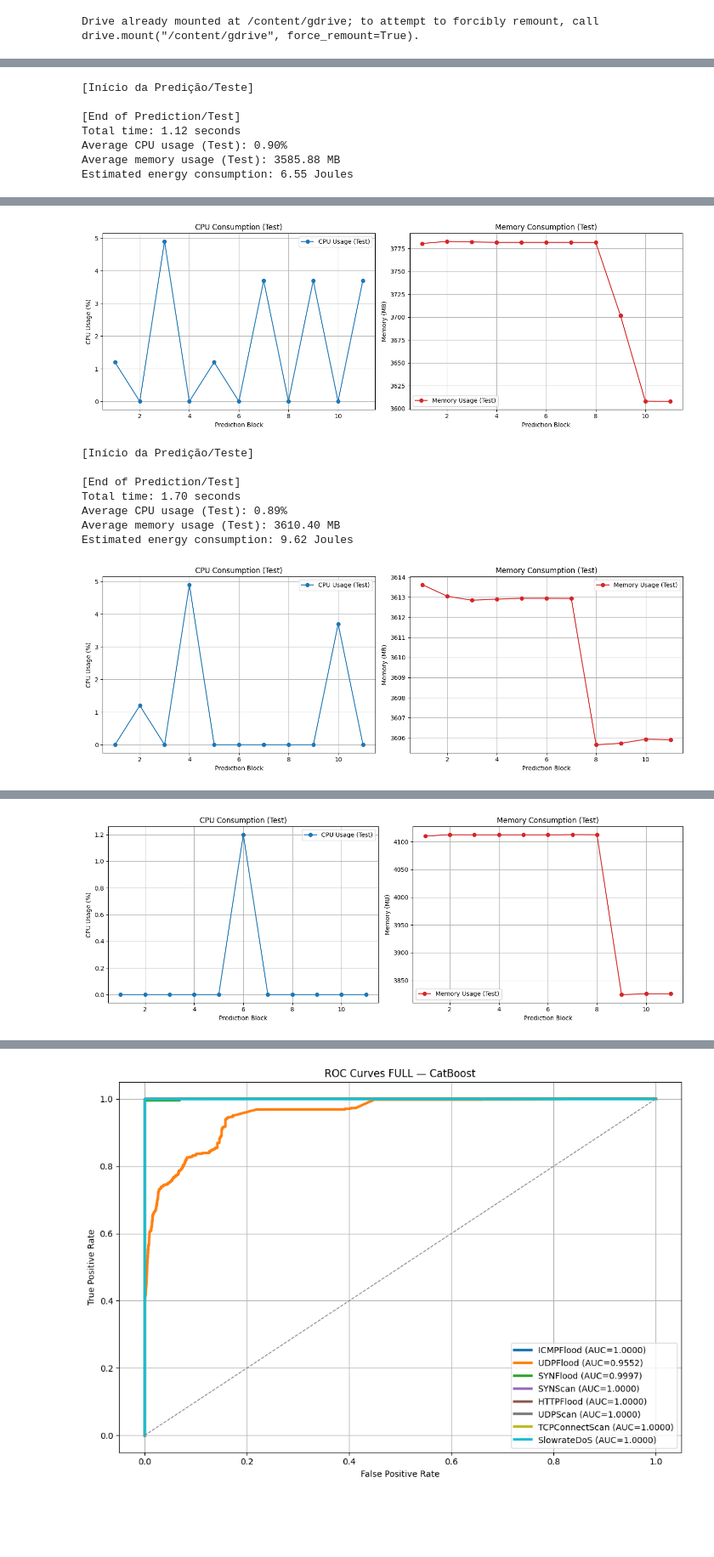
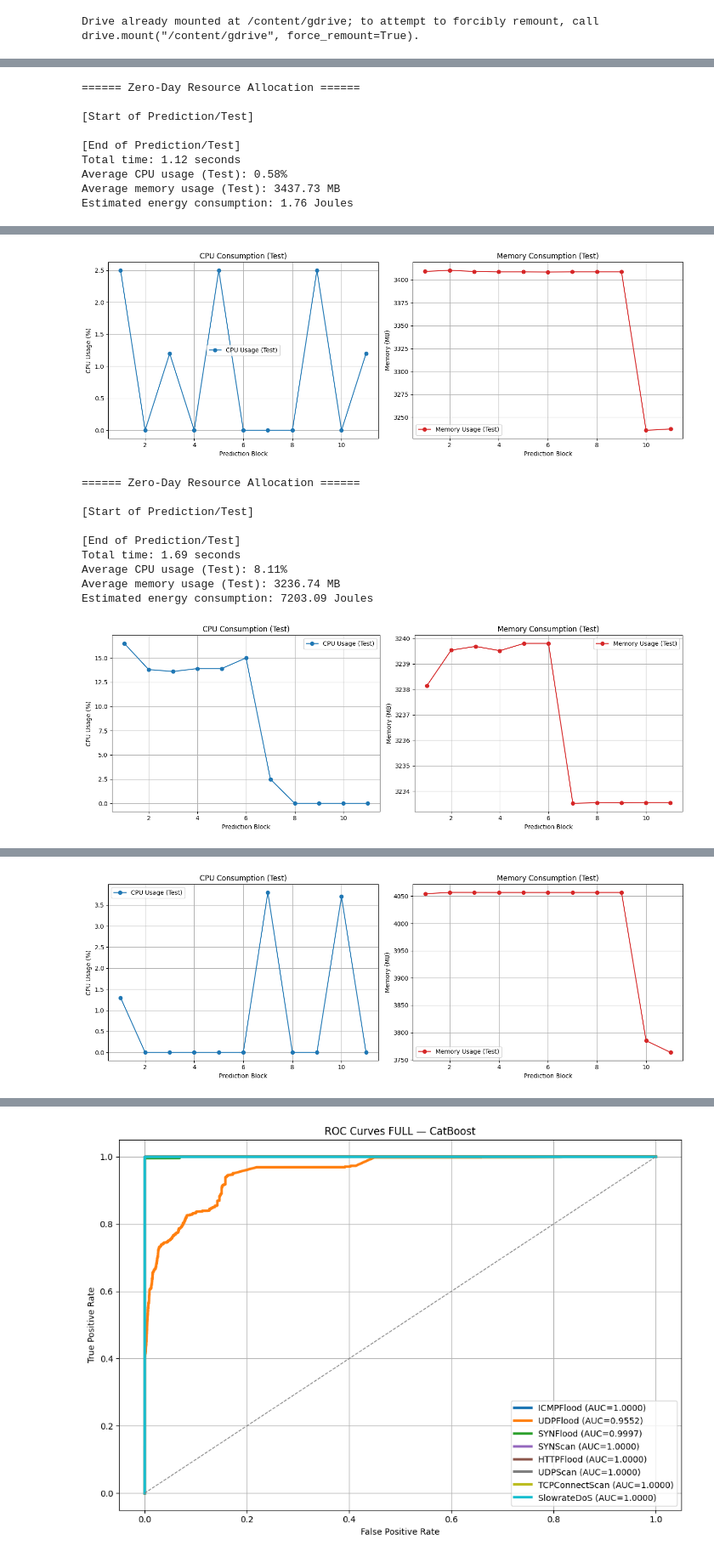
Before and after one commit to gabrieladamasceno/Model_Attacks, a Jupyter notebook: Catboost_All_Attacks.ipynb, the cells around one changed output, grey strips where cells are left out. Shown at 85% size. Saved outputs shown, nothing was run; the diff lists cells and outputs as text; code cells hidden in the pictures; blank space fills up the shorter version.

```diff
--- a/Catboost_All_Attacks.ipynb
+++ b/Catboost_All_Attacks.ipynb
@@ -323,6 +319,7 @@ from tensorflow.keras.callbacks import EarlyStopping, ReduceLROnPlateau
 from tensorflow.keras.regularizers import l2
 from sklearn.metrics import accuracy_score, f1_score, precision_score, recall_score, classification_report
 from sklearn.metrics import roc_curve, auc
+from sklearn.metrics import precision_recall_curve, average_precision_score
 import matplotlib.pyplot as plt
 import os
 
@@ -345,7 +342,7 @@ X_train['Attack Type'] = encoded.loc[X_train.index, 'Attack Type']
 X_test['Attack Type'] = encoded.loc[X_test.index, 'Attack Type']
 
 # ===== CONFIGURAÇÕES =====
-zero_day_attacks = ['ICMPFlood', 'UDPFlood', 'SYNFlood', 'SYNScan', 'HTTPFlood', 'UDPScan', 'TCPConnectScan', 'SlowrateDoS']  # Adapte para os ataques que você quiser testar
+zero_day_attacks = ['ICMPFlood', 'UDPFlood', 'SYNFlood', 'SYNScan', 'HTTPFlood', 'UDPScan', 'TCPConnectScan', 'SlowrateDoS']
 smote = SMOTE(random_state=42)
 scaler = StandardScaler()
 label_encoder = LabelEncoder()
@@ -354,6 +351,7 @@ resultados_zero_day = []
 
 model_name = "CatBoost"
 roc_full_curves = []
+pr_full_curves = []
 
 # ===== LOOP PRINCIPAL =====
 for ataque_zero_day in zero_day_attacks:
@@ -361,18 +359,18 @@ for ataque_zero_day in zero_day_attacks:
 
     # --- Contagem no dataset original ---
     total_in_original = (X['Attack Type'] == ataque_zero_day).sum()
-    print(f"Total {ataque_zero_day} no dataset original: {total_in_original}")
+    print(f"Total {ataque_zero_day} in the original dataset: {total_in_original}")
     mask_train = X_train['Attack Type'] != ataque_zero_day
     train_removed = (~mask_train).sum()
 
     X_train_clean = X_train.loc[mask_train].drop(columns=['Attack Type']).copy()
     y_train_clean = y_train.loc[mask_train].copy()
-    print(f"  Zero-day removidos do treino: {train_removed}")
+    print(f"  Zero-days removed from training: {train_removed}")
 
     mask_test_zero = X_test['Attack Type'] == ataque_zero_day
     X_test_zero_day = X_test.loc[mask_test_zero].drop(columns=['Attack Type']).copy()
     y_test_zero_day = y_test.loc[mask_test_zero].copy()
-    print(f"  Zero-day no teste original: {mask_test_zero.sum()}")
+    print(f"  Zero-day in the original test: {mask_test_zero.sum()}")
 
     X_test_full = X_test.drop(columns=['Attack Type']).copy()
     y_test_full = y_test.copy()
@@ -416,6 +414,7 @@ for ataque_zero_day in zero_day_attacks:
     # =============================
     # TESTE GERAL COM MONITORAMENTO
     # =============================
+    print('\n====== General Resource Allocation ======')
     mstart_time = time.time()
     y_pred_full = model.predict(X_test_full_scaled)
     metrics_test_full = monitor_test_prediction(model, X_test_full_scaled)
@@ -428,6 +427,7 @@ for ataque_zero_day in zero_day_attacks:
     # =============================
     # TESTE ZERO-DAY COM MONITORAMENTO
     # =============================
+    print('\n====== Zero-Day Resource Allocation ======')
     start_time = time.time()
     y_pred_zero_day = model.predict(X_test_zero_day_scaled)
     metrics_zero_day = monitor_test_prediction(model, X_test_zero_day_scaled)
@@ -442,24 +442,25 @@ for ataque_zero_day in zero_day_attacks:
     resultados_zero_day.append({
     'Ataque Zero-Day': ataque_zero_day,
 
-    'Acurácia': acc_teste_full,
+    'Accuracy': acc_teste_full,
     'F1': f1_teste_full,
     'Precision': precision_full,
     'Recall': recall_full,
-    'Tempo de Teste': metrics_test_full['total_time'],
-    'CPU Teste': metrics_test_full['avg_cpu'],
-    'Memória Teste': metrics_test_full['avg_mem'],
-    'Energia Teste': metrics_test_full['energia'],
+    'Time': metrics_test_full['total_time'],
+    'CPU': metrics_test_full['avg_cpu'],
+    'Memory': metrics_test_full['avg_mem'],
+    'Energy': metrics_test_full['energia'],
 
-    'ZD - Acurácia': acc_zero_day,
-    'ZD- F1': f1_zero_day,
+    'ZD - Accuracy': acc_zero_day,
+    'ZD - F1': f1_zero_day,
     'ZD - Precision': precision_zero,
     'ZD - Recall': recall_zero,
-    'ZD - Tempo de Teste': metrics_zero_day['total_time'],
-    'ZD - CPU Teste': metrics_zero_day['avg_cpu'],
-    'ZD - Memória Teste': metrics_zero_day['avg_mem'],
-    'ZD - Energia Teste': metrics_zero_day['energia'],
+    'ZD - Time': metrics_zero_day['total_time'],
+    'ZD - CPU': metrics_zero_day['avg_cpu'],
+    'ZD - Memory': metrics_zero_day['avg_mem'],
+    'ZD - Energy': metrics_zero_day['energia'],
 })
+    # =============================
     # =============================
     # CURVA ROC (gerada no mesmo loop)
     # =============================
@@ -474,10 +475,22 @@ for ataque_zero_day in zero_day_attacks:
     fpr_full, tpr_full, _ = roc_curve(y_test_full_encoded, probs_full)
     roc_auc_full = auc(fpr_full, tpr_full)
 
-    # Guarda a curva na lista (com label do ataque)
     roc_full_curves.append((fpr_full, tpr_full, roc_auc_full, f"{ataque_zero_day}"))
 
-    print(f"✅ Curva ROC (FULL) gerada para {ataque_zero_day} — AUC={roc_auc_full:.4f}")
+    print(f"ROC FULL={roc_auc_full:.4f}")
+
+    # =============================
+    # PR CURVE (MODELOS NORMAIS) - TESTE FULL
+    # =============================
+
+    # Geração da PR-Curve
+    precision_full, recall_full, _ = precision_recall_curve(y_test_full_encoded, probs_full)
+    ap_full = average_precision_score(y_test_full_encoded, probs_full)
+
+    # Armazena
+    pr_full_curves.append((precision_full, recall_full, ap_full, ataque_zero_day))
+
+    print(f"PR FULL={ap_full:.4f}")
 
     del model
     gc.collect()
@@ -507,7 +517,9 @@ Estimated energy consumption: 0.81 Joules
-[Início da Predição/Teste]
+====== Zero-Day Resource Allocation ======
+
+[Start of Prediction/Test]
 
 [End of Prediction/Test]
 Total time: 1.12 seconds
-Average CPU usage (Test): 0.90%
-Average memory usage (Test): 3585.88 MB
-Estimated energy consumption: 6.55 Joules
+Average CPU usage (Test): 0.58%
+Average memory usage (Test): 3437.73 MB
+Estimated energy consumption: 1.76 Joules
@@ -532,9 +544,11 @@ Estimated energy consumption: 97.01 Joules
-[figure, old version]
+[figure, new version]
-[Início da Predição/Teste]
+====== Zero-Day Resource Allocation ======
+
+[Start of Prediction/Test]
 
 [End of Prediction/Test]
-Total time: 1.70 seconds
-Average CPU usage (Test): 0.89%
-Average memory usage (Test): 3610.40 MB
-Estimated energy consumption: 9.62 Joules
+Total time: 1.69 seconds
+Average CPU usage (Test): 8.11%
+Average memory usage (Test): 3236.74 MB
+Estimated energy consumption: 7203.09 Joules
-[figure, old version]
+[figure, new version]
@@ -558 +572 @@ Estimated energy consumption: 0.03 Joules
-[figure, old version]
+[figure, new version]
```
Also changed, not shown: parts of 10 cells of this notebook.
